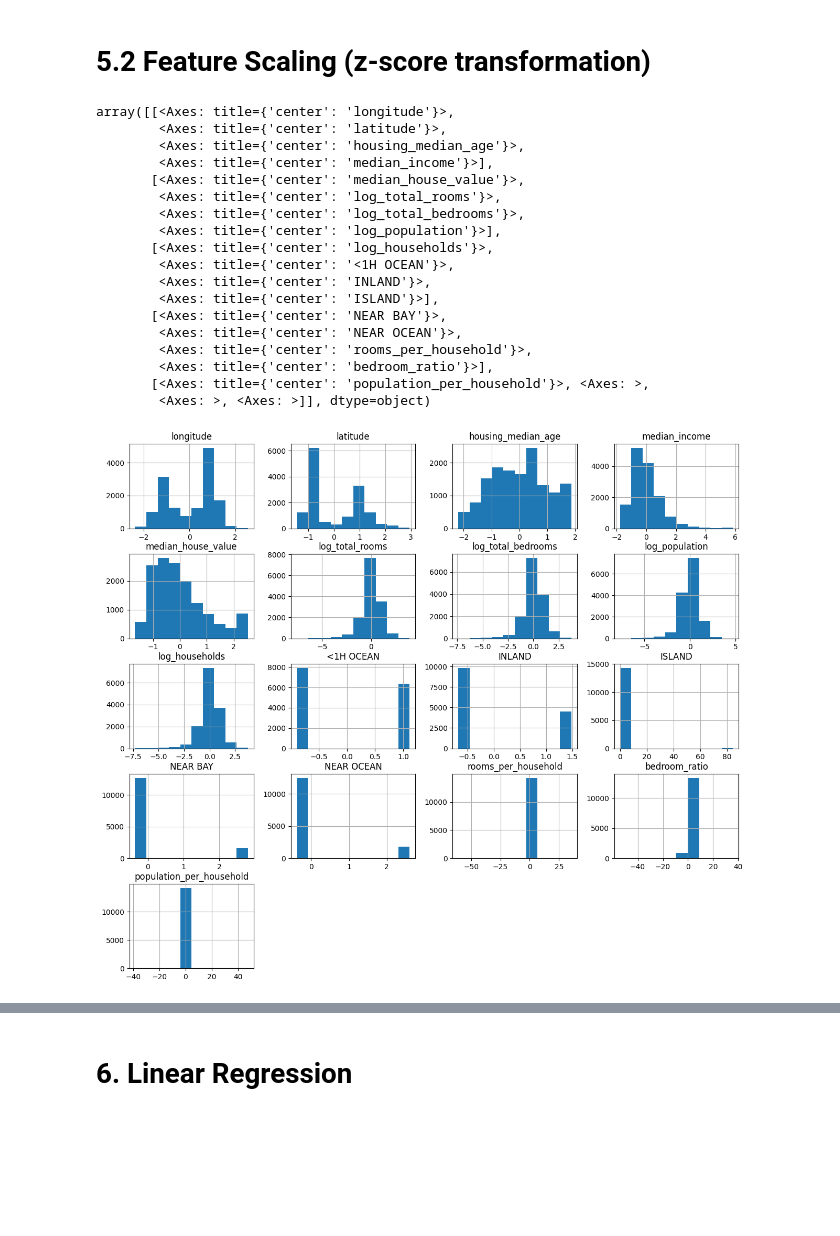
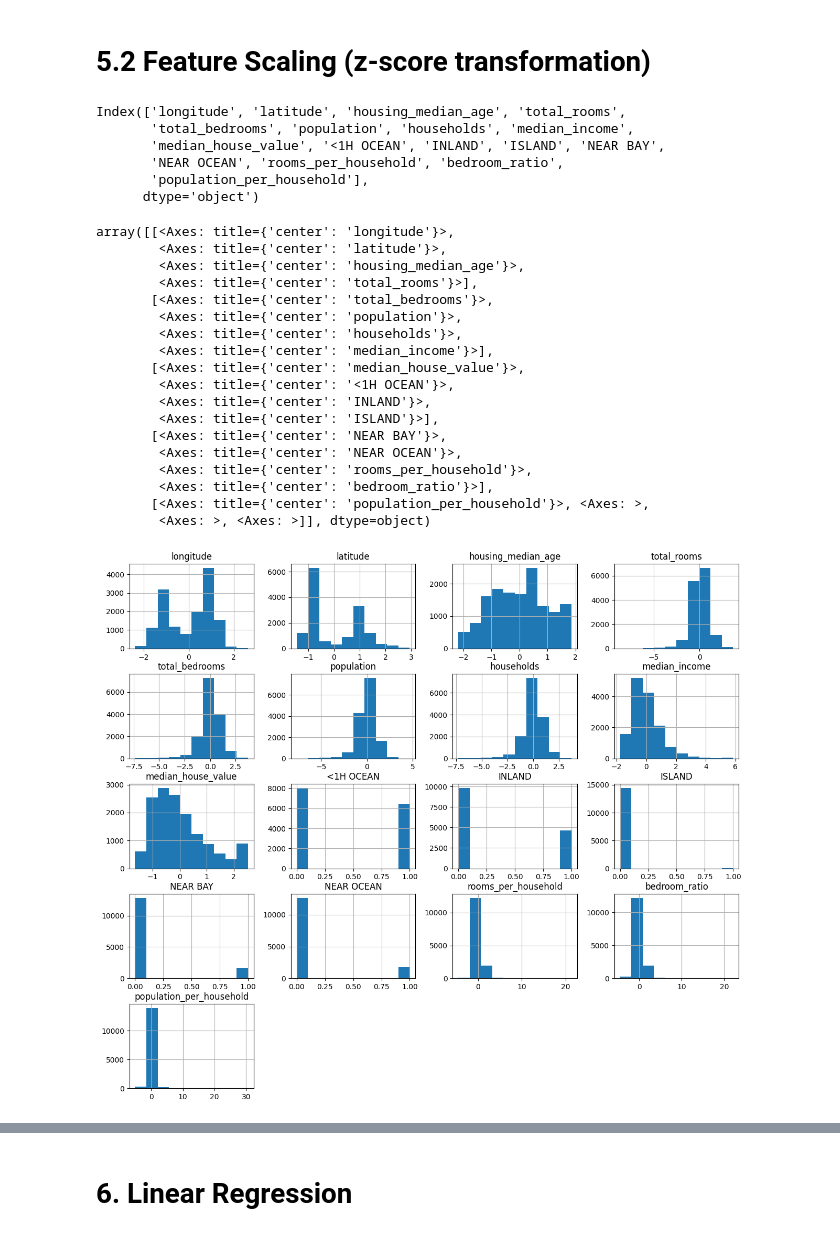
Before and after one commit to 7rohxt/ai-learning-projects, a Jupyter notebook: regression.ipynb, the cells around one changed output, grey strips where cells are left out. Cells and saved outputs as stored; diff of their text form; code cells hidden in the pictures; blank space fills up the shorter version.

```diff
--- a/regression.ipynb
+++ b/regression.ipynb
@@ -97,11 +117,10 @@ train_data.info()
 # %%
 # log normal tranformation for the right sckewed columns
-train_data['log_total_rooms'] = np.log1p(train_data['total_rooms'])
-train_data['log_total_bedrooms'] = np.log1p(train_data['total_bedrooms'])
-train_data['log_population'] = np.log1p(train_data['population'])
-train_data['log_households'] = np.log1p(train_data['households'])
+train_data['total_rooms'] = np.log1p(train_data['total_rooms'])
+train_data['total_bedrooms'] = np.log1p(train_data['total_bedrooms'])
+train_data['population'] = np.log1p(train_data['population'])
+train_data['households'] = np.log1p(train_data['households'])
 # %%
-train_data.drop(['total_rooms','total_bedrooms', 'population','households'], axis=1, inplace=True)
 train_data.hist(figsize=(15,8))
 # %% [output]
 array([[<Axes: title={'center': 'longitude'}>,
@@ -163,8 +182,8 @@ sns.scatterplot(x='latitude', y='longitude', data=train_data, hue = 'median_hous
 # %% [markdown]
 # 5.1 Feature Engineering
 # %%
-train_data['rooms_per_household'] = train_data['log_total_rooms']/train_data['log_households']
-train_data['bedroom_ratio'] = train_data['log_total_rooms']/train_data['log_total_bedrooms']
-train_data['population_per_household'] = train_data['log_population'] / train_data['log_households']
+train_data['rooms_per_household'] = np.log1p(train_data['total_rooms']/train_data['households'])
+train_data['bedroom_ratio'] = np.log1p(train_data['total_rooms']/train_data['total_bedrooms'])
+train_data['population_per_household'] = np.log1p(train_data['population'] / train_data['households'])
 # %% [markdown]
 # 5.2 Feature Scaling (z-score transformation)
@@ -184,23 +192,38 @@ def z_scaling (data):
+# %%
+# Function definition z-score
+def z_score_normalize(df, exclude_cols=[]):
+    cols_to_scale = [col for col in df.columns if col not in exclude_cols]
+    df[cols_to_scale] = (df[cols_to_scale] - df[cols_to_scale].mean()) / df[cols_to_scale].std()
+    return df
+# %%
+train_data.columns
+# %% [output]
+Index(['longitude', 'latitude', 'housing_median_age', 'total_rooms',
+       'total_bedrooms', 'population', 'households', 'median_income',
+       'median_house_value', '<1H OCEAN', 'INLAND', 'ISLAND', 'NEAR BAY',
+       'NEAR OCEAN', 'rooms_per_household', 'bedroom_ratio',
+       'population_per_household'],
+      dtype='object')
 # %%
-train_data = z_scaling(train_data)
+z_score_normalize(train_data, exclude_cols=['<1H OCEAN', 'INLAND', 'ISLAND', 'NEAR BAY', 'NEAR OCEAN'])
 train_data.hist(figsize=(15,13))
 # %% [output]
 array([[<Axes: title={'center': 'longitude'}>,
         <Axes: title={'center': 'latitude'}>,
         <Axes: title={'center': 'housing_median_age'}>,
+        <Axes: title={'center': 'total_rooms'}>],
+       [<Axes: title={'center': 'total_bedrooms'}>,
+        <Axes: title={'center': 'population'}>,
+        <Axes: title={'center': 'households'}>,
         <Axes: title={'center': 'median_income'}>],
        [<Axes: title={'center': 'median_house_value'}>,
-        <Axes: title={'center': 'log_total_rooms'}>,
-        <Axes: title={'center': 'log_total_bedrooms'}>,
-        <Axes: title={'center': 'log_population'}>],
-       [<Axes: title={'center': 'log_households'}>,
         <Axes: title={'center': '<1H OCEAN'}>,
         <Axes: title={'center': 'INLAND'}>,
         <Axes: title={'center': 'ISLAND'}>],
        [<Axes: title={'center': 'NEAR BAY'}>,
         <Axes: title={'center': 'NEAR OCEAN'}>,
         <Axes: title={'center': 'rooms_per_household'}>,
         <Axes: title={'center': 'bedroom_ratio'}>],
        [<Axes: title={'center': 'population_per_household'}>, <Axes: >,
         <Axes: >, <Axes: >]], dtype=object)
-[figure, old version]
+[figure, new version]
```
Also changed, not shown: parts of 20 cells of this notebook, 1 other file.
